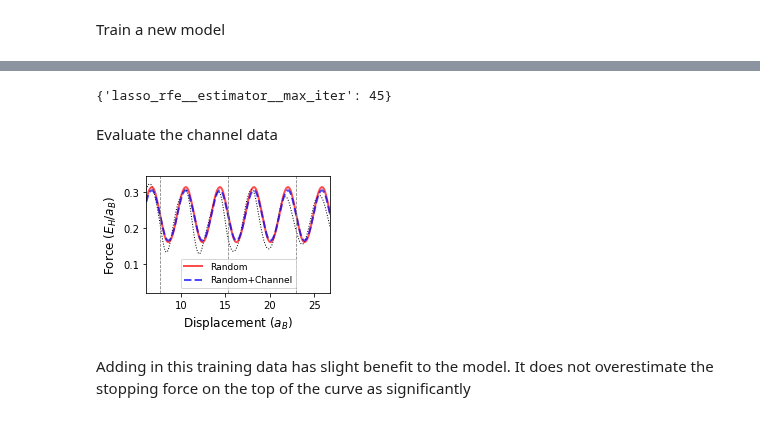
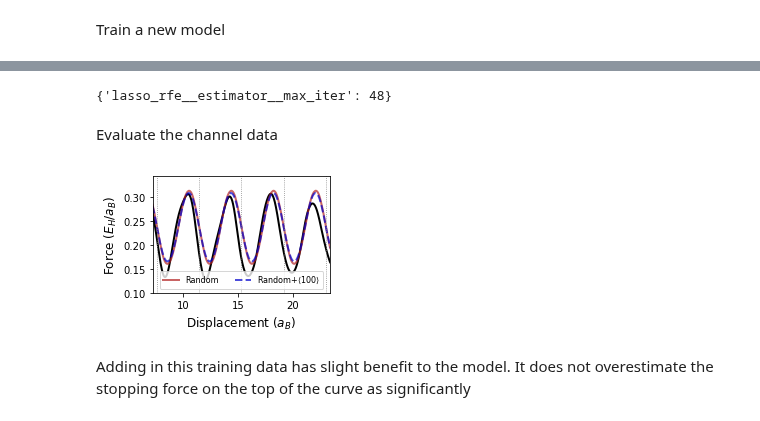
Before and after one commit to globus-labs/stopping-power-ml, a Jupyter notebook: single-velocity/3_evaluate-direction-dependence.ipynb, the cells around one changed output, grey strips where cells are left out. Drawn from its saved outputs; the diff is of its cells as text; code cells hidden in the pictures.

Commit message:
Update plots for paper
A bunch of little things that I should have committed earlier

```diff
--- a/single-velocity/3_evaluate-direction-dependence.ipynb
+++ b/single-velocity/3_evaluate-direction-dependence.ipynb
@@ -56,7 +55,9 @@ Test set size: 2000 entries
 ### Plot the Force Predictions
 Compare the predicted force as a function of displacement
 # %%
-lat_spacing = start_frame.cell[0,0] / 4
+lat_spacing = start_frame.cell[0,0] / 8
+# %%
+channel_data['image'] = np.array(channel_data['displacement'] / lat_spacing, dtype=int)
 # %%
 fig, ax = plt.subplots()
 
@@ -74,7 +75,7 @@ ax.plot(channel_data['displacement'], fmean, 'r-', alpha=0.7, label='ML', lw=3)
 # Plot the sample range
 ax.set_ylim(ax.get_ylim())
 
-for i in range(5):
+for i in range(8):
     ax.plot([lat_spacing * i, ] * 2, ax.get_ylim(), 'k--', lw=1.2)
 
 ax.legend(ncol=2, fontsize=18)
@@ -139,7 +140,7 @@ GridSearchCV(cv=2, error_score='raise-deprecating',
 # %%
 new_model.best_params_
 # %% [output]
-{'lasso_rfe__estimator__max_iter': 45}
+{'lasso_rfe__estimator__max_iter': 48}
 # %% [markdown]
 Evaluate the channel data
 # %%
@@ -147,31 +148,31 @@ channel_data['ml_force-new'] = new_model.predict(channel_data[X_cols])
 # %%
 fig, ax = plt.subplots()
 
 # Plot the true result
-ax.plot(channel_data['displacement'], channel_data['force'].tolist(), 'k:', lw=1)
+ax.plot(channel_data['displacement'], channel_data['force'].tolist(), 'k-', lw=2)
 
 # Plot the ML predictions
 #ax.fill_between(channel_data['displacement'], fmean + fstd, fmean - fstd, color='r', alpha=0.5)
-ax.plot(channel_data['displacement'], channel_data['ml_force'], 'r-', alpha=0.7, label='Random', lw=2)
-ax.plot(channel_data['displacement'], channel_data['ml_force-new'], 'b--', alpha=0.7, label='Random+Channel', lw=2)
+ax.plot(channel_data['displacement'], channel_data['ml_force'], 'r-', color='firebrick', alpha=0.7, label='Random', lw=2)
+ax.plot(channel_data['displacement'], channel_data['ml_force-new'], 'b--', color='mediumblue', alpha=0.7, label='Random+$\\left<100\\right>$', lw=2)
 
 # Plot the sample range
-ax.set_ylim(0.02, max(ax.get_ylim()))
-ax.set_xlim(0.8 * lat_spacing, 3.5*lat_spacing)
+ax.set_ylim(0.1, max(ax.get_ylim()))
+ax.set_xlim(1.9 * lat_spacing, 6.1*lat_spacing)
 
-for i in range(5):
-    ax.plot([lat_spacing * i, ] * 2, ax.get_ylim(), 'k--', color='gray', lw=0.8)
+for i in range(8):
+    ax.plot([lat_spacing * i, ] * 2, ax.get_ylim(), 'k:', color='gray', lw=0.8)
 
-ax.legend(ncol=1, fontsize=9)#, bbox_to_anchor=(0.5, 1))
+ax.legend(ncol=2, fontsize=8, loc='lower center')#, bbox_to_anchor=(0.5, 1))
 
 ax.set_xlabel('Displacement ($a_B$)', fontsize=12)
 ax.set_ylabel('Force ($E_H / a_B$)', fontsize=12)
 
 fig.set_size_inches(3.5, 2.5)
 fig.tight_layout()
 fig.savefig(os.path.join('figures', '100_channel_predictions.png'), dpi=320)
 # %% [output]
-[figure, old version]
+[figure, new version]
 # %% [markdown]
 Adding in this training data has slight benefit to the model. It does not overestimate the stopping force on the top of the curve as significantly
 # %% [markdown]
```
Also changed, not shown: parts of 18 cells of this notebook, 6 other files.
